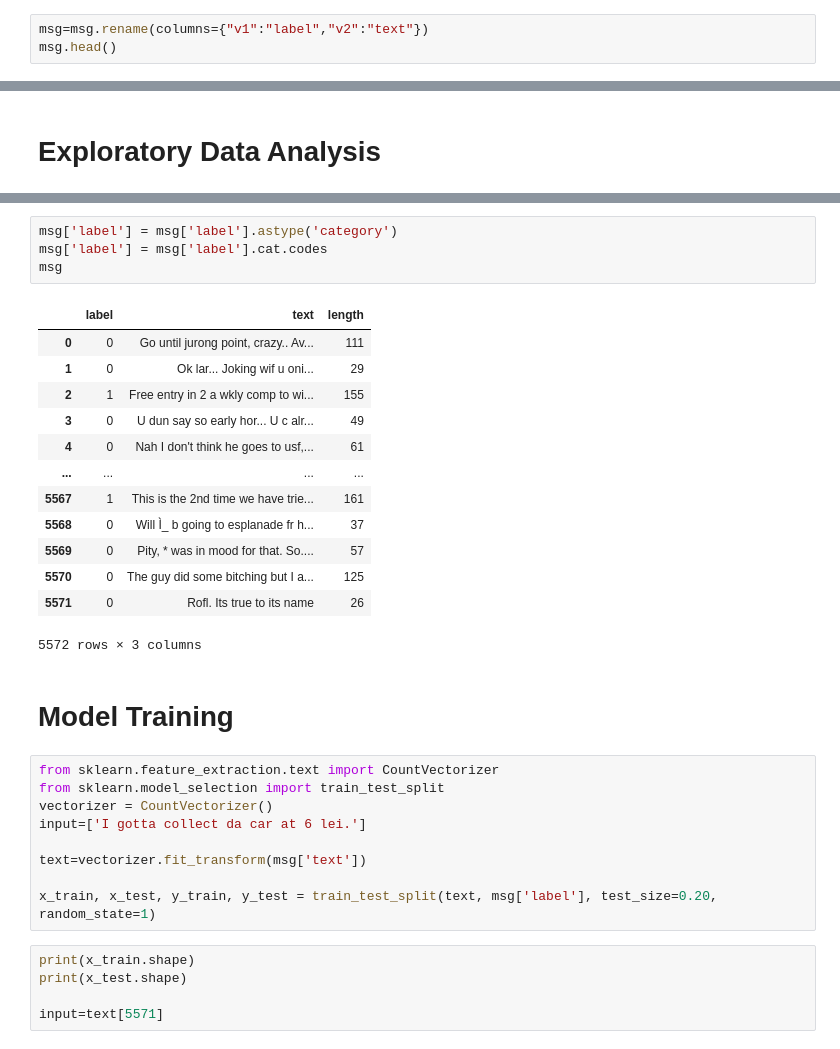
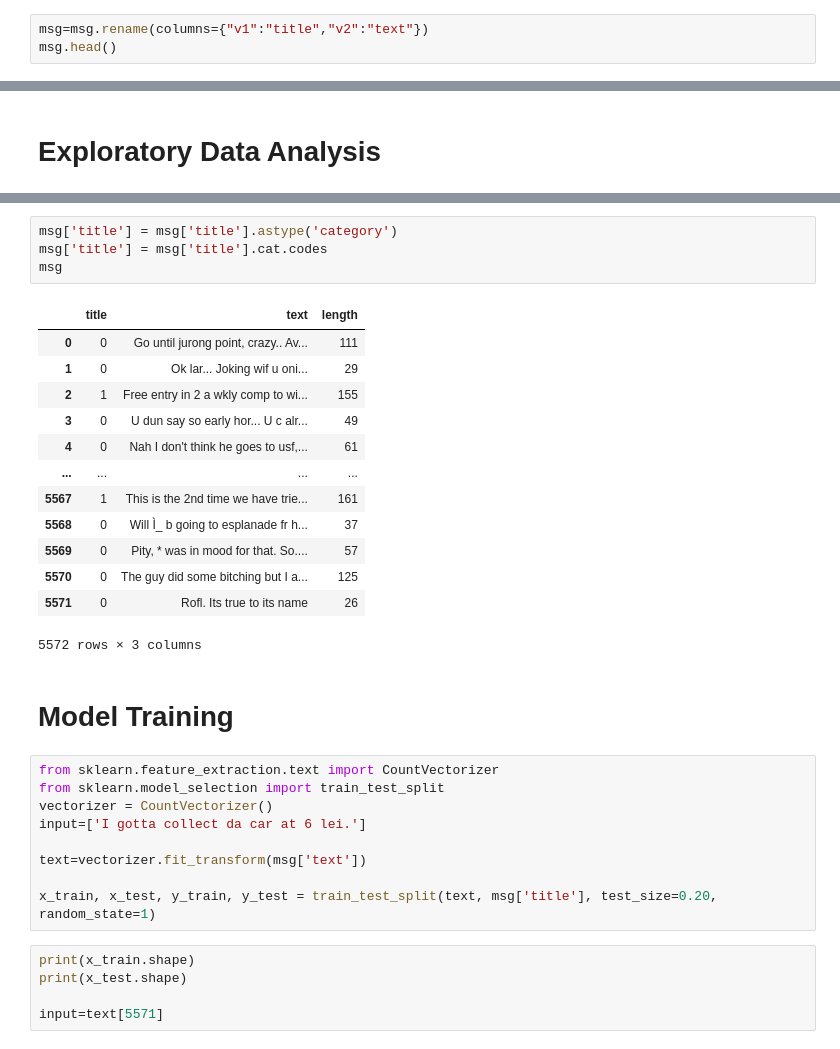
Before and after one commit to Abha2003/sms_spam_detection, a Jupyter notebook: SMS_Spam_detection.ipynb, the cells around one changed output, grey strips where cells are left out. Drawn from its saved outputs; the diff is of its cells as text.

```diff
--- a/SMS_Spam_detection.ipynb
+++ b/SMS_Spam_detection.ipynb
@@ -53,6 +53,6 @@ msg.head()
 | 3 | ham | U dun say so early hor... U c alr... |
 | 4 | ham | Nah I don't think he goes to usf,... |
 # %%
-msg=msg.rename(columns={"v1":"label","v2":"text"})
+msg=msg.rename(columns={"v1":"title","v2":"text"})
 msg.head()
 # %% [output]
@@ -112,9 +110,9 @@ array([<Axes: title={'center': 'ham'}>, <Axes: title={'center': 'spam'}>],
 # %%
-msg['label'] = msg['label'].astype('category')
-msg['label'] = msg['label'].cat.codes
+msg['title'] = msg['title'].astype('category')
+msg['title'] = msg['title'].cat.codes
 msg
 # %% [output]
-|  | label | text | length |
+|  | title | text | length |
 | 0 | 0 | Go until jurong point, crazy.. Av... | 111 |
 | 1 | 0 | Ok lar... Joking wif u oni... | 29 |
 | 2 | 1 | Free entry in 2 a wkly comp to wi... | 155 |
@@ -137,7 +135,7 @@ input=['I gotta collect da car at 6 lei.']
 
 text=vectorizer.fit_transform(msg['text'])
 
-x_train, x_test, y_train, y_test = train_test_split(text, msg['label'], test_size=0.20, random_state=1)
+x_train, x_test, y_train, y_test = train_test_split(text, msg['title'], test_size=0.20, random_state=1)
 # %%
 print(x_train.shape)
 print(x_test.shape)
```
Also changed, not shown: parts of 10 cells of this notebook.
